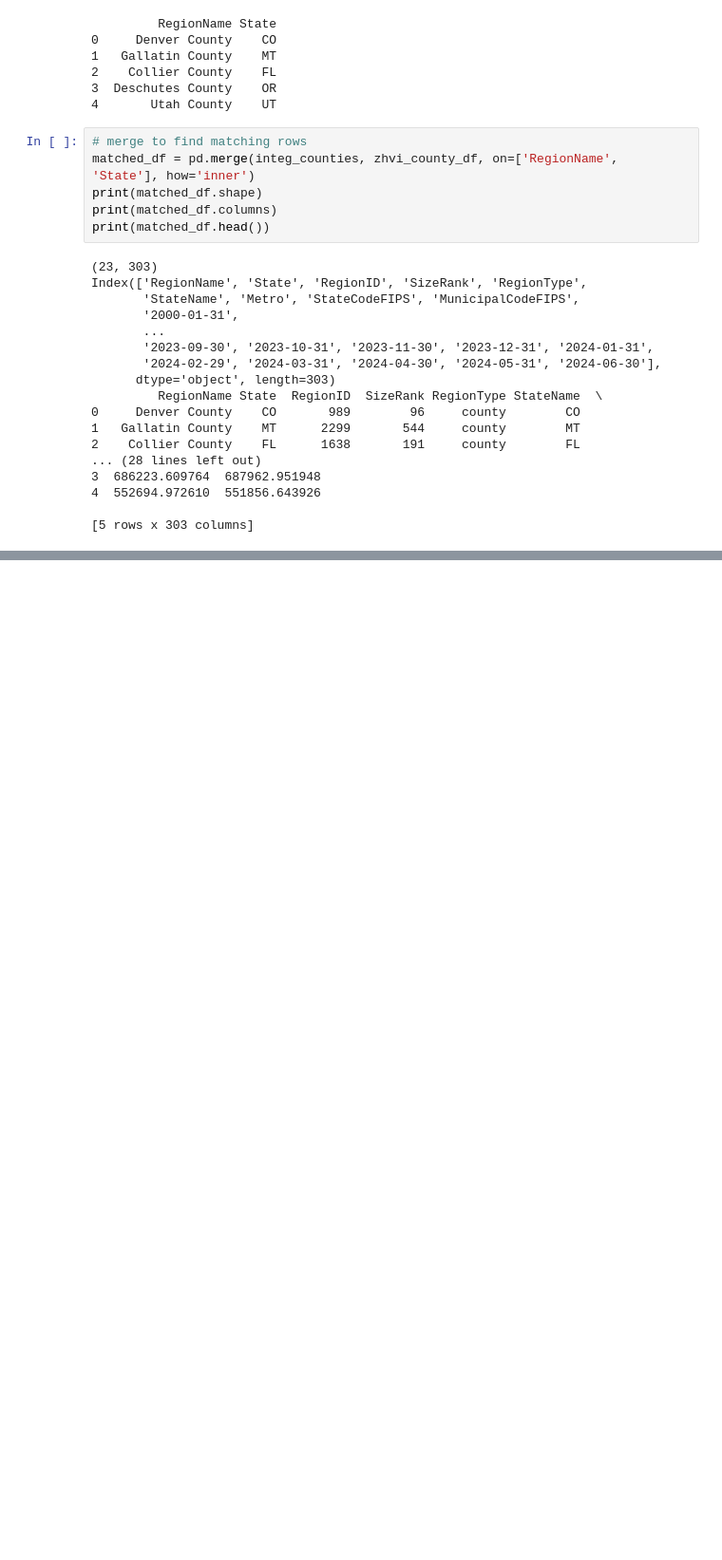
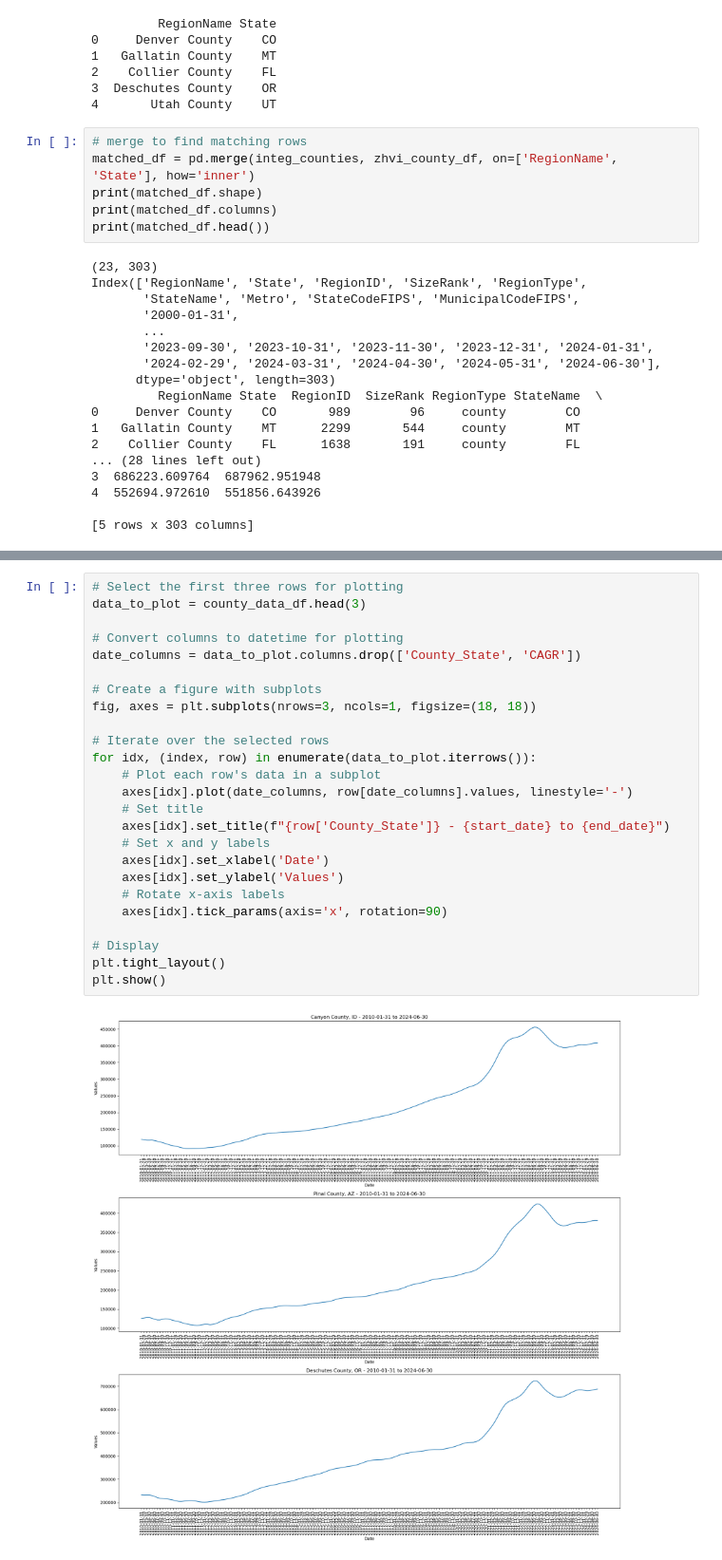
Before and after one commit to dfquinn23/Project_1, a Jupyter notebook: Zillow/top_counties_integ.ipynb, the cells around one changed output, grey strips where cells are left out. Shown: that part at 95% size. Drawn from its saved outputs; the diff is of its cells as text; blank space fills up the shorter version.

```diff
--- a/Zillow/top_counties_integ.ipynb
+++ b/Zillow/top_counties_integ.ipynb
@@ -134,0 +272,27 @@ filtered_df.head()
+# %%
+# Select the first three rows for plotting
+data_to_plot = county_data_df.head(3)
+
+# Convert columns to datetime for plotting
+date_columns = data_to_plot.columns.drop(['County_State', 'CAGR'])
+
+# Create a figure with subplots
+fig, axes = plt.subplots(nrows=3, ncols=1, figsize=(18, 18))
+
+# Iterate over the selected rows
+for idx, (index, row) in enumerate(data_to_plot.iterrows()):
+    # Plot each row's data in a subplot
+    axes[idx].plot(date_columns, row[date_columns].values, linestyle='-')
+    # Set title
+    axes[idx].set_title(f"{row['County_State']} - {start_date} to {end_date}")
+    # Set x and y labels
+    axes[idx].set_xlabel('Date')
+    axes[idx].set_ylabel('Values')
+    # Rotate x-axis labels
+    axes[idx].tick_params(axis='x', rotation=90)
+
+# Display
+plt.tight_layout()
+plt.show()
+# %% [output]
+[figure, added]
```
Also changed, not shown: parts of 10 cells of this notebook.
